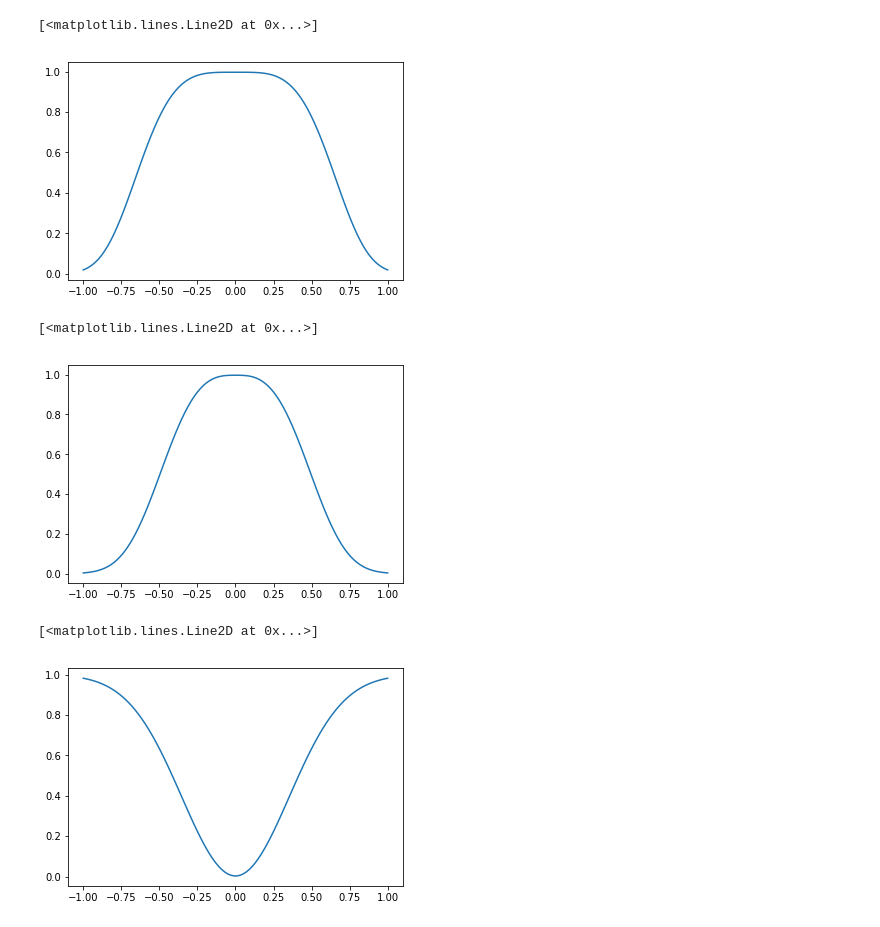
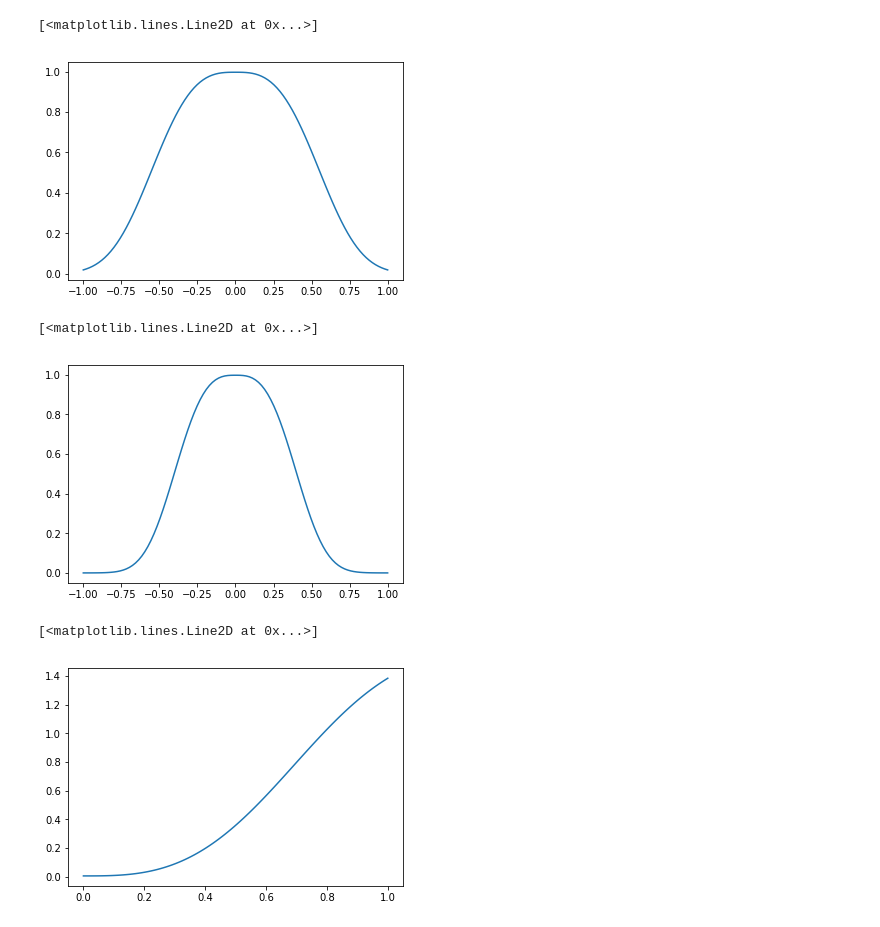
Before and after one commit to whiterabbitobj/AWS_DeepRacer, a Jupyter notebook: reward_function_shaping_viz.ipynb, the cells around one changed output. Cells and saved outputs as stored; diff of their text form; code cells hidden in the pictures.

```diff
--- a/reward_function_shaping_viz.ipynb
+++ b/reward_function_shaping_viz.ipynb
@@ -15,22 +15,26 @@ first_term = 1/(std_dev*sqrt_2pi)
 exp_denom = 2*(std_dev**2)
 # %%
 # POSITION SMOOTHNESS REWARD CURVE
+x = np.linspace(-1,1,100)
 exp_denom = 2*(std_dev**1.5)
-plt.plot(x, first_term*(e**-(((x-mean)**4)/exp_denom))/1.6)
+plt.plot(x, first_term*(e**-(((abs(x)-mean)**3)/exp_denom))/1.6)
 # %% [output]
 [<matplotlib.lines.Line2D at 0x...>]
-[figure, old version]
+[figure, new version]
 # %%
 # STEERING SMOOTHNESS REWARD CURVE
-exp_denom = 2*(std_dev**1.75)
+x = np.linspace(-1,1,100)
+exp_denom = 2*(std_dev**2.2)
 plt.plot(x, first_term*(e**-(((abs(x)-mean)**3)/exp_denom))/1.6)
 # %% [output]
 [<matplotlib.lines.Line2D at 0x...>]
-[figure, old version]
+[figure, new version]
 # %%
 # SPEED SMOOTHNESS REWARD CURVE
-exp_denom = 2*(std_dev**1.5)
-plt.plot(x, -first_term*(e**-(((x-mean)**2)/exp_denom))/1.6 +1)
+x = np.linspace(0,1,100)
+exp_denom = 2*(std_dev**1)
+multiplier = 1.6
+plt.plot(x, multiplier * (-first_term*(e**-(((abs(x)-mean)**3)/exp_denom))/1.6 + 1))
 # %% [output]
 [<matplotlib.lines.Line2D at 0x...>]
-[figure, old version]
+[figure, new version]
```
Also changed, not shown: parts of 1 cell of this notebook, 1 other file.
